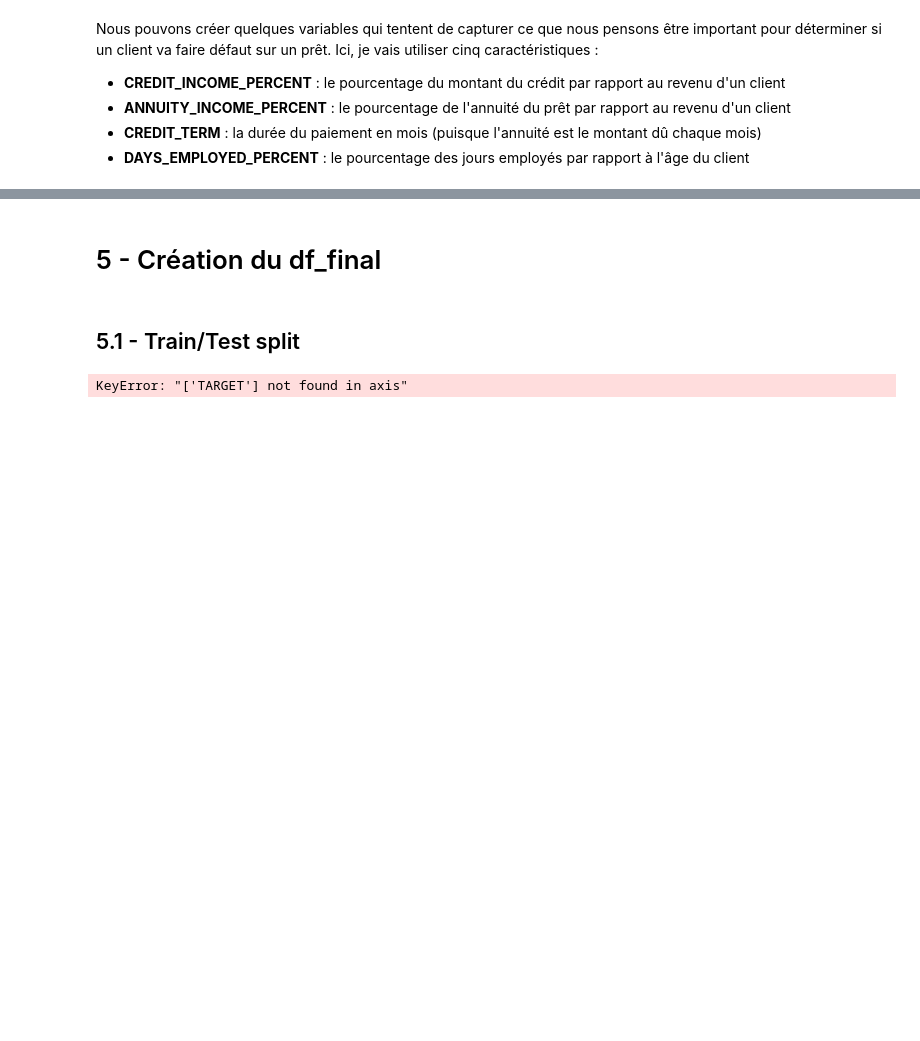
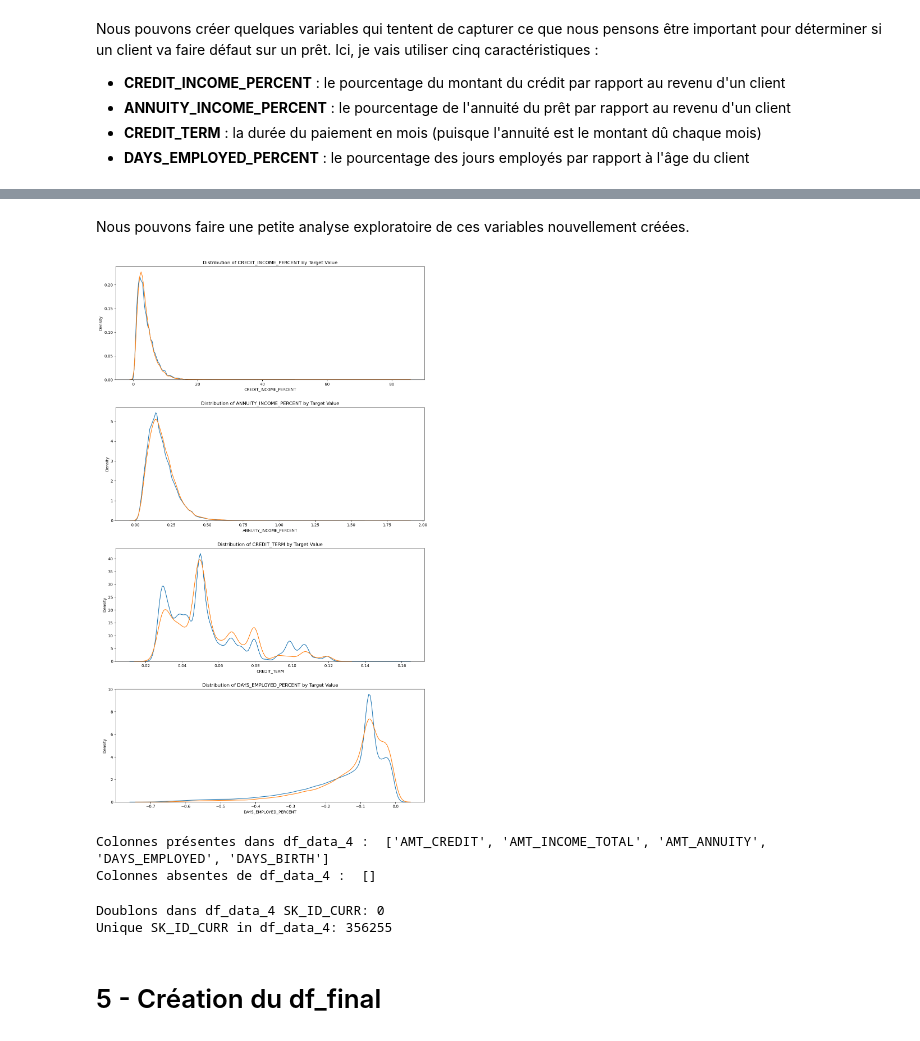
Before and after one commit to GaryMauger/P7_implementer_modele_scoring, a Jupyter notebook: Projet_7.ipynb, the cells around one changed output, grey strips where cells are left out. Drawn from its saved outputs; the diff is of its cells as text; code cells hidden in the pictures; blank space fills up the shorter version.

Commit message:
finalisation preprocessing

```diff
--- a/Projet_7.ipynb
+++ b/Projet_7.ipynb
@@ -2417,11 +2314,0 @@ Les résultats montrent que les combinaisons polynomiales de certaines variables
-# %%
-# Ajouter 'SK_ID_CURR' aux DataFrames de caractéristiques polynomiales
-poly_features_train_df['SK_ID_CURR'] = df_application_train['SK_ID_CURR'].values
-poly_features_test_df['SK_ID_CURR'] = df_application_test['SK_ID_CURR'].values
-
-# Fusionner les caractéristiques polynomiales avec df_final
-df_final_with_poly_train = df_data_2.merge(poly_features_train_df, on='SK_ID_CURR', how='left')
-df_data_3 = df_final_with_poly_train.merge(poly_features_test_df, on='SK_ID_CURR', how='left', suffixes=('_train', '_test')).copy()
-
-# Vérifie si les colonnes des caractéristiques polynomiales sont correctement ajoutées
-print('Data with polynomial features shape: ', df_data_3.shape)
@@ -2653,0 +2388,17 @@ Data with business features shape:  (356255, 265)
+# %%
+# Conserver uniquement les colonnes d'intérêt et les identifiants
+df_data_3_domain = df_data_3_domain[['SK_ID_CURR', 'CREDIT_INCOME_PERCENT', 'ANNUITY_INCOME_PERCENT',
+                                     'CREDIT_TERM', 'DAYS_EMPLOYED_PERCENT']]
+
+# Fusionner df_data_3 avec les nouvelles variables métier
+df_data_4 = df_data_3.merge(df_data_3_domain, on='SK_ID_CURR', how='left', suffixes=('', '_new'))
+
+# Supprimer les colonnes d'origine en double après fusion
+#columns_to_drop = ['AMT_CREDIT', 'AMT_INCOME_TOTAL', 'AMT_ANNUITY', 'DAYS_EMPLOYED', 'DAYS_BIRTH']
+#df_data_4 = df_data_4.drop(columns=[col for col in columns_to_drop if col in df_data_4.columns])
+
+# Afficher les nouvelles formes
+print('Data with business features shape: ', df_data_4.shape)
+
+# Afficher les premières lignes pour vérifier la fusion
+df_data_4.head()
@@ -2654,15 +2413,43 @@ Data with business features shape:  (356255, 265)
+# %% [markdown]
+Nous pouvons faire une petite analyse exploratoire de ces variables nouvellement créées.
+# %%
+plt.figure(figsize = (12, 20))
+# iterate through the new features
+for i, feature in enumerate(['CREDIT_INCOME_PERCENT', 'ANNUITY_INCOME_PERCENT', 'CREDIT_TERM', 'DAYS_EMPLOYED_PERCENT']):
+
+    # create a new subplot for each source
+    plt.subplot(4, 1, i + 1)
+    # plot repaid loans
+    sns.kdeplot(df_data_4.loc[df_data_4['TARGET'] == 0, feature], label = 'target == 0')
+    # plot loans that were not repaid
+    sns.kdeplot(df_data_4.loc[df_data_4['TARGET'] == 1, feature], label = 'target == 1')
+
+    # Label the plots
+    plt.title('Distribution of %s by Target Value' % feature)
+    plt.xlabel('%s' % feature); plt.ylabel('Density');
+
+plt.tight_layout(h_pad = 2.5)
+# %% [output]
+[figure, added]
+# %%
+# Liste des colonnes à vérifier
+columns_to_check = ['AMT_CREDIT', 'AMT_INCOME_TOTAL', 'AMT_ANNUITY', 'DAYS_EMPLOYED', 'DAYS_BIRTH']
+
+# Vérification de la présence des colonnes dans df_data_4
+existing_columns = [col for col in columns_to_check if col in df_data_4.columns]
+non_existing_columns = [col for col in columns_to_check if col not in df_data_4.columns]
+
+print("Colonnes présentes dans df_data_4 : ", existing_columns)
+print("Colonnes absentes de df_data_4 : ", non_existing_columns)
+# %% [output]
+Colonnes présentes dans df_data_4 :  ['AMT_CREDIT', 'AMT_INCOME_TOTAL', 'AMT_ANNUITY', 'DAYS_EMPLOYED', 'DAYS_BIRTH']
+Colonnes absentes de df_data_4 :  []
+# %%
+print("Doublons dans df_data_4 SK_ID_CURR:", df_data_4['SK_ID_CURR'].duplicated().sum())
+print("Unique SK_ID_CURR in df_data_4:", df_data_4['SK_ID_CURR'].nunique())
+# %% [output]
+Doublons dans df_data_4 SK_ID_CURR: 0
+Unique SK_ID_CURR in df_data_4: 356255
 # %% [markdown]
 # 5 - Création du df_final
-# %% [markdown]
-## 5.1 - Train/Test split
-# %%
-# Séparation de df_data_4 en fonction de SK_ID_CURR dans df_application_train et df_application_test
-train1 = df_data_4[df_data_4['SK_ID_CURR'].isin(df_application_train['SK_ID_CURR'])]
-
-test1 = df_data_4[df_data_4['SK_ID_CURR'].isin(df_application_test['SK_ID_CURR'])]
-
-# Suppression de la colonne 'TARGET' dans le DataFrame de test
-test1 = test1.drop('TARGET', axis=1)  # Utilisation sans 'inplace=True' pour éviter les modifications en place
-# %% [output]
-KeyError: "['TARGET'] not found in axis"
 # %% [markdown]
```
Also changed, not shown: parts of 46 cells of this notebook.
